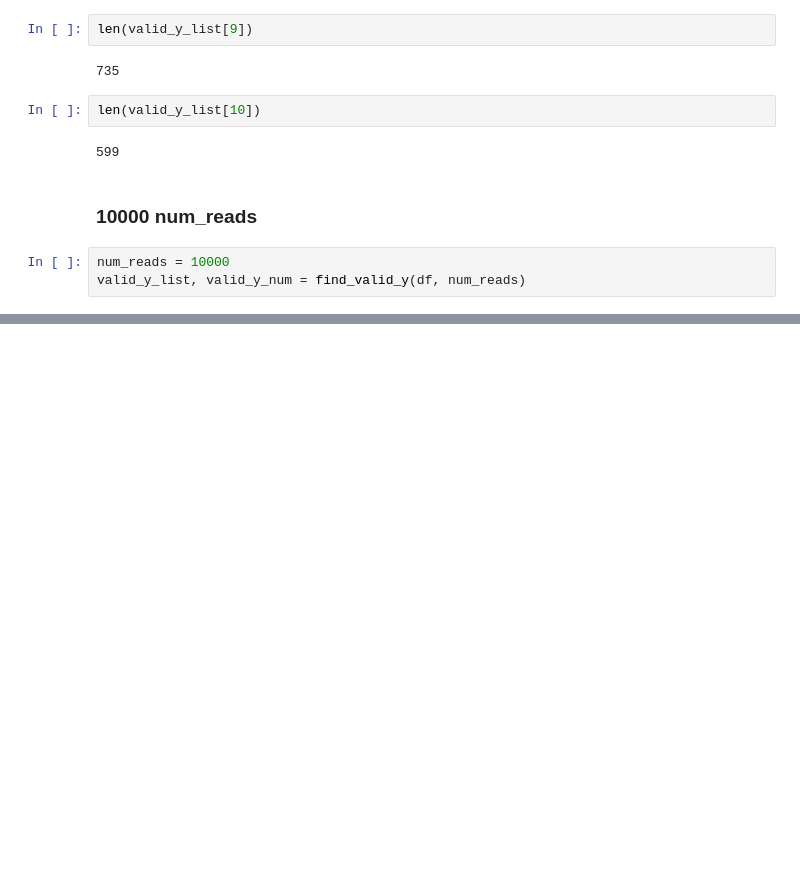
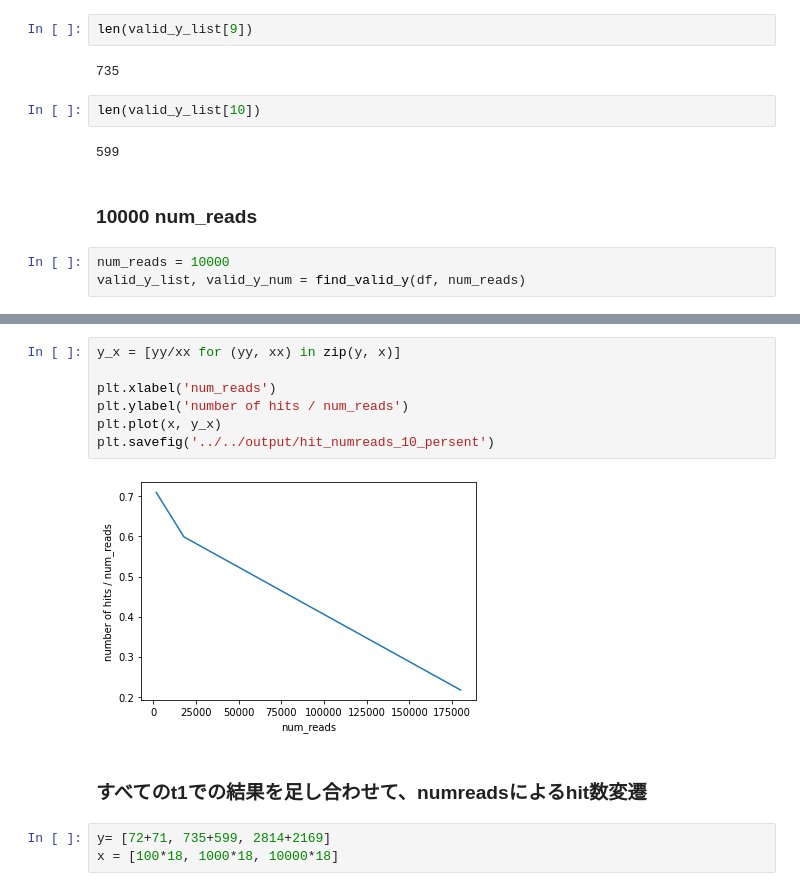
Before and after one commit to twinkle13531/master_degree, a Jupyter notebook: 202011/scripts/trials/20bit_nealSA_20201124.ipynb, the cells around one changed output, grey strips where cells are left out. Cells and saved outputs as stored; diff of their text form; blank space fills up the shorter version.

```diff
--- a/202011/scripts/trials/20bit_nealSA_20201124.ipynb
+++ b/202011/scripts/trials/20bit_nealSA_20201124.ipynb
@@ -108,0 +169,14 @@ len(valid_y_list[9])+ len(valid_y_list[10])
+# %%
+y_x = [yy/xx for (yy, xx) in zip(y, x)]
+
+plt.xlabel('num_reads')
+plt.ylabel('number of hits / num_reads')
+plt.plot(x, y_x)
+plt.savefig('../../output/hit_numreads_10_persent')
+# %% [output]
+[figure, added]
+# %% [markdown]
+###  すべてのt1での結果を足し合わせて、numreadsによるhit数変遷
+# %%
+y= [72+71, 735+599, 2814+2169]
+x = [100*18, 1000*18, 10000*18]
```
Also changed, not shown: parts of 18 cells of this notebook.
